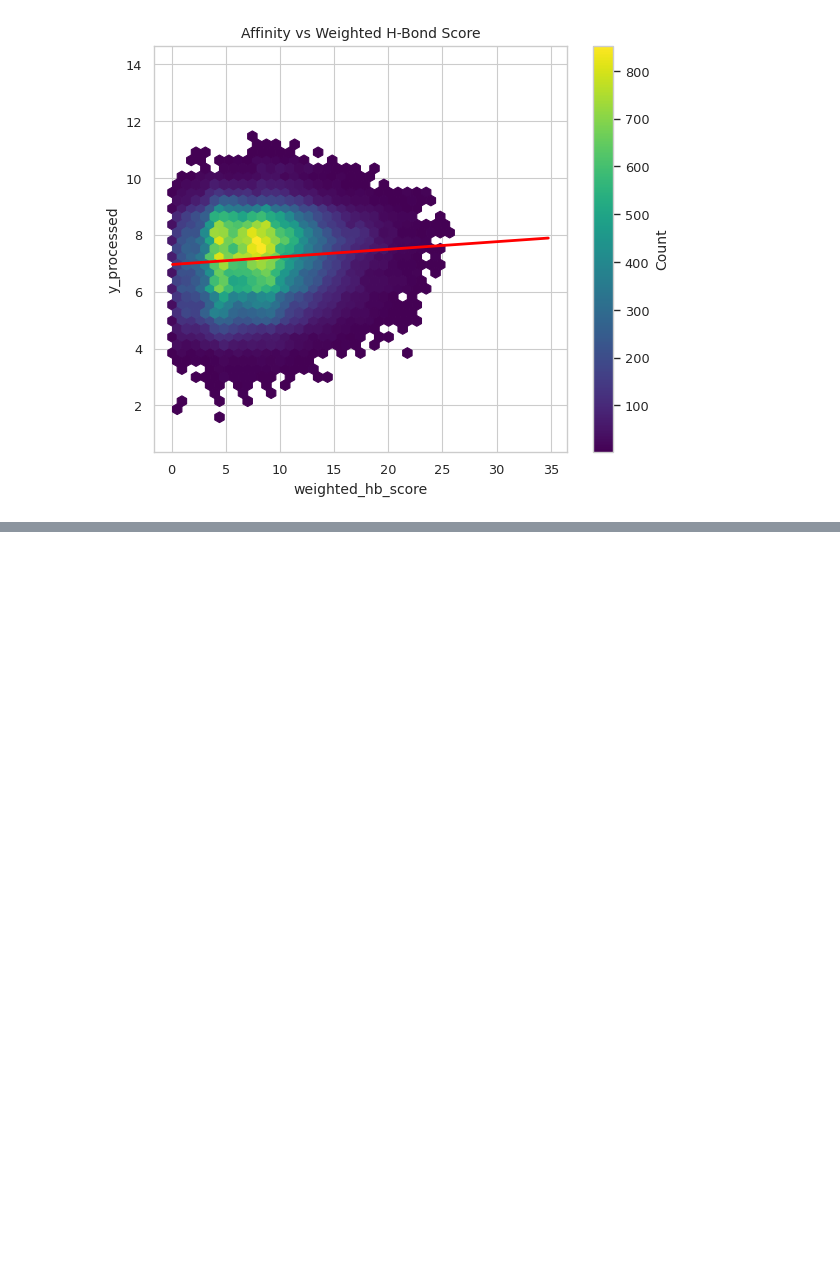
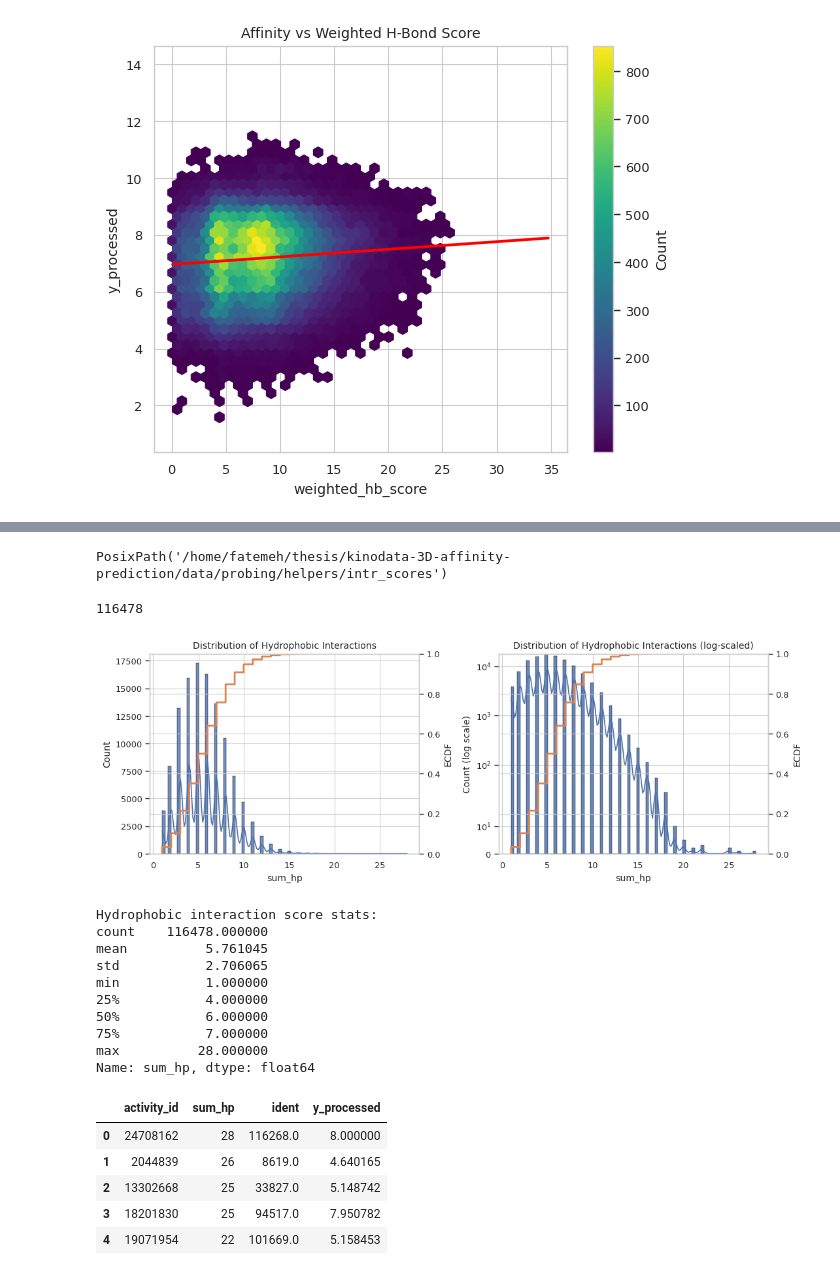
Before and after one commit to fatemeh-moghaddam/kinodata-3D-affinity-prediction, a Jupyter notebook: prob/interactions/interaction_scores.ipynb, the cells around one changed output, grey strips where cells are left out. Drawn from its saved outputs; the diff is of its cells as text; code cells hidden in the pictures; blank space fills up the shorter version.

```diff
--- a/prob/interactions/interaction_scores.ipynb
+++ b/prob/interactions/interaction_scores.ipynb
@@ -655,0 +756,3 @@ p-value   = 7.37e-180
+# %%
+hydrophobic_interactions_df = pd.read_csv(interactions_dir / "hydrophobic_interactions.csv")
+hydrophobic_interactions_df.head()
@@ -655,0 +766,34 @@ p-value   = 7.37e-180
+# %%
+save_dir
+# %% [output]
+PosixPath('/home/fatemeh/thesis/kinodata-3D-affinity-prediction/data/probing/helpers/intr_scores')
+# %%
+hydrophobic_intr_total = hydrophobic_interactions_df['activity_id'].value_counts().reset_index(name='sum_hp')
+hydrophobic_intr_total = hydrophobic_intr_total.merge(mapping[['activity_id', 'ident', 'y_processed']], on='activity_id', how='left')
+
+print(len(hydrophobic_intr_total))
+
+plot_dist_with_log(hydrophobic_intr_total, col="sum_hp", title="Distribution of Hydrophobic Interactions", kde=True, show_ecdf=True, save_path=_DATA_DIR/"probing/targets/figures/hydrophobic_interactions_dist.png")
+
+print(f"Hydrophobic interaction score stats:")
+print(hydrophobic_intr_total["sum_hp"].describe())
+hydrophobic_intr_total.head()
+# %% [output]
+116478
+[figure, added]
+Hydrophobic interaction score stats:
+count    116478.000000
+mean          5.761045
+std           2.706065
+min           1.000000
+25%           4.000000
+50%           6.000000
+75%           7.000000
+max          28.000000
+Name: sum_hp, dtype: float64
+|  | activity_id | sum_hp | ident | y_processed |
+| 0 | 24708162 | 28 | 116268.0 | 8.000000 |
+| 1 | 2044839 | 26 | 8619.0 | 4.640165 |
+| 2 | 13302668 | 25 | 33827.0 | 5.148742 |
+| 3 | 18201830 | 25 | 94517.0 | 7.950782 |
+| 4 | 19071954 | 22 | 101669.0 | 5.158453 |
```
Also changed, not shown: parts of 21 cells of this notebook.
